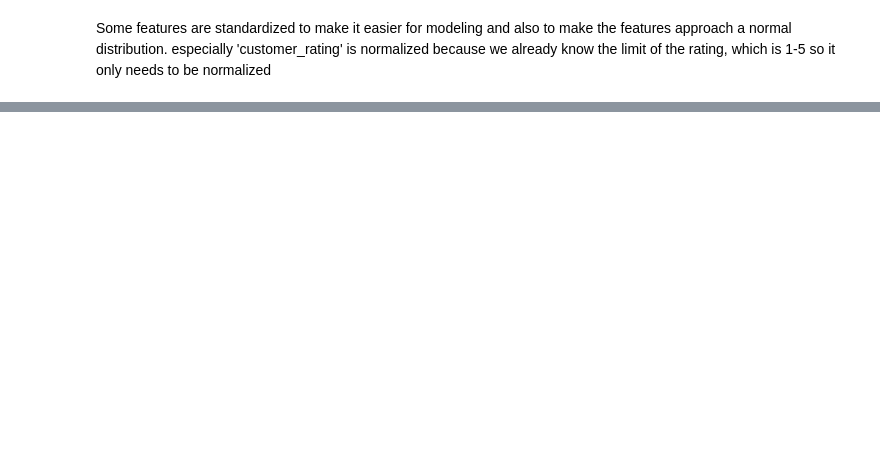
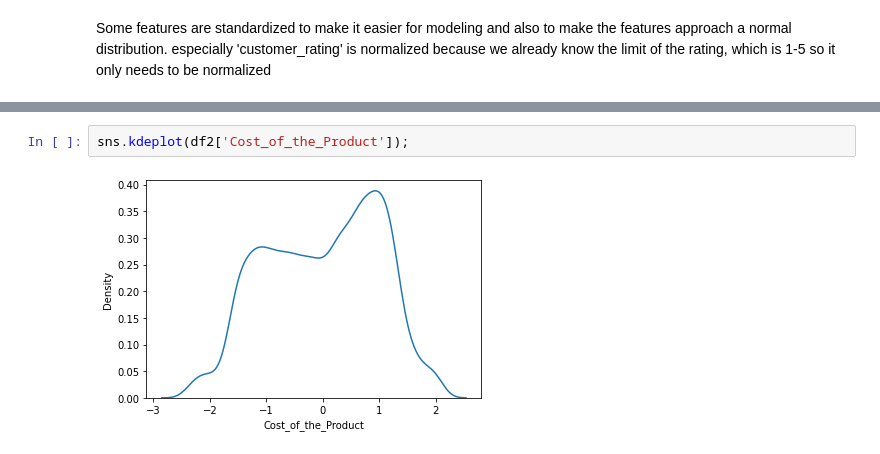
Before and after one commit to wahyunh10/Project-Ecommerce-Shipping-Clasification-Modeling, a Jupyter notebook: Stage_2_Project.ipynb, the cells around one changed output, grey strips where cells are left out. Saved outputs shown, nothing was run; the diff lists cells and outputs as text; blank space fills up the shorter version.

```diff
--- a/Stage_2_Project.ipynb
+++ b/Stage_2_Project.ipynb
@@ -157,0 +236,4 @@ sns.kdeplot(df2['Weight_in_gms']);
+# %%
+sns.kdeplot(df2['Cost_of_the_Product']);
+# %% [output]
+[figure, added]
```
Also changed, not shown: parts of 19 cells of this notebook.
